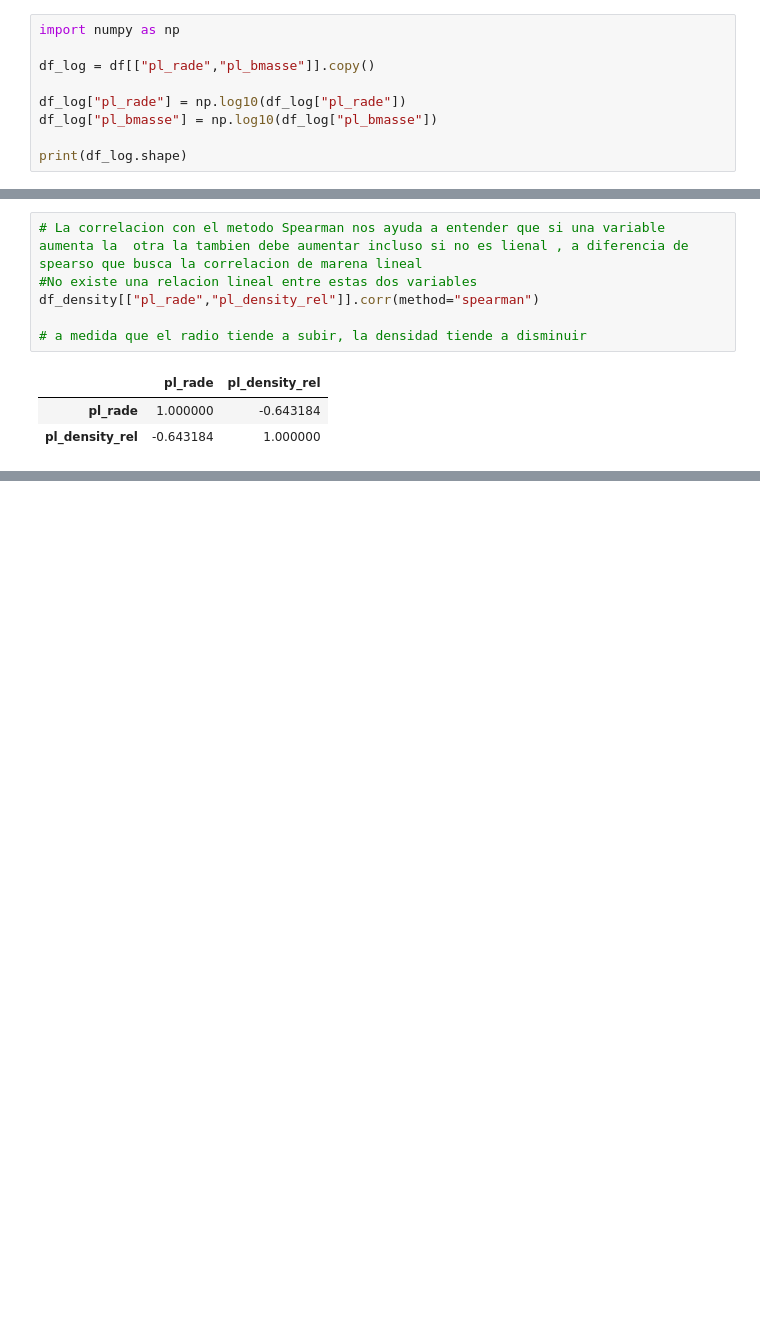
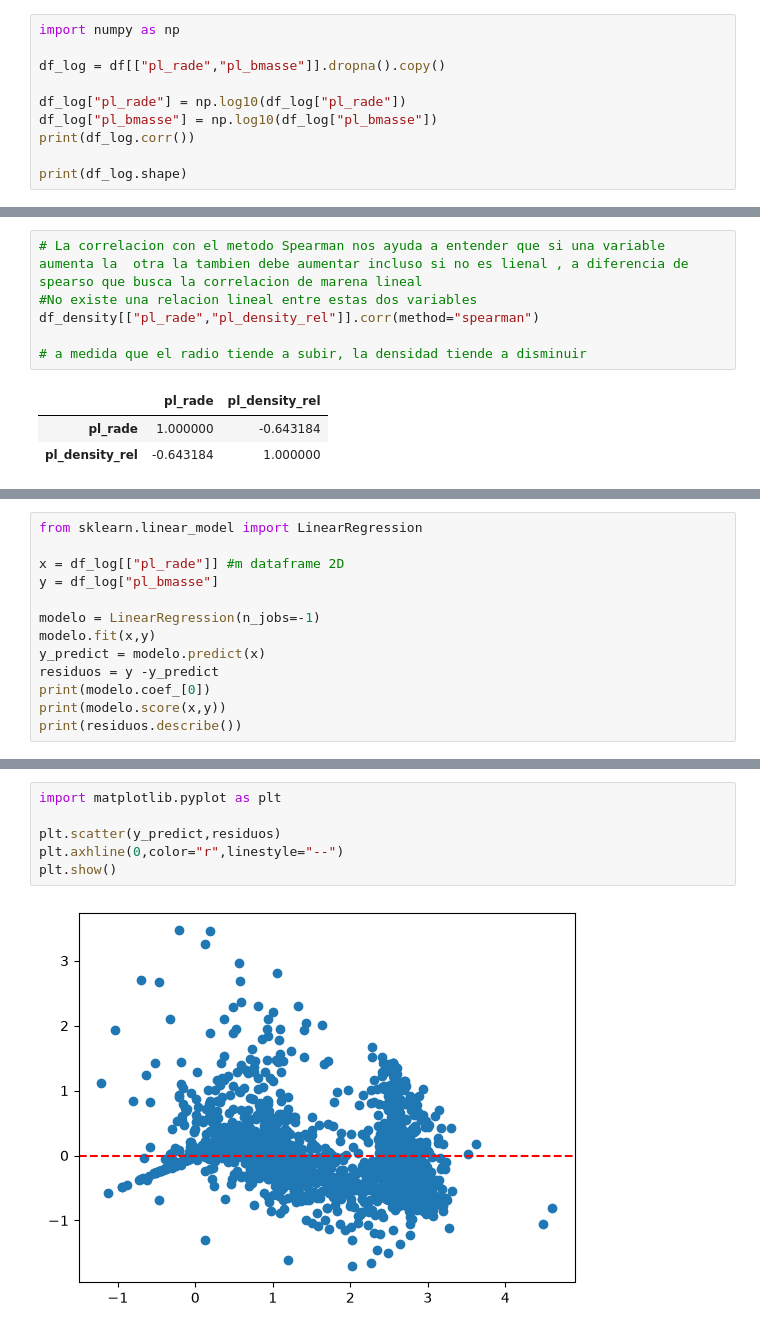
Before and after one commit to jhonatanaburto5-maker/machine-learning, a Jupyter notebook: notebooks/01_exoplanets_eda.ipynb, the cells around one changed output, grey strips where cells are left out. Saved outputs shown, nothing was run; the diff lists cells and outputs as text; blank space fills up the shorter version.

```diff
--- a/notebooks/01_exoplanets_eda.ipynb
+++ b/notebooks/01_exoplanets_eda.ipynb
@@ -231,10 +231,11 @@ df.plot.scatter(
 # %%
 import numpy as np
 
-df_log = df[["pl_rade","pl_bmasse"]].copy()
+df_log = df[["pl_rade","pl_bmasse"]].dropna().copy()
 
 df_log["pl_rade"] = np.log10(df_log["pl_rade"])
 df_log["pl_bmasse"] = np.log10(df_log["pl_bmasse"])
+print(df_log.corr())
 
 print(df_log.shape)
 # %% [output]
@@ -373,0 +403,13 @@ df_density.groupby("radio_group").agg(
+# %%
+from sklearn.linear_model import LinearRegression
+
+x = df_log[["pl_rade"]] #m dataframe 2D
+y = df_log["pl_bmasse"]
+
+modelo = LinearRegression(n_jobs=-1)
+modelo.fit(x,y)
+y_predict = modelo.predict(x)
+residuos = y -y_predict
+print(modelo.coef_[0])
+print(modelo.score(x,y))
+print(residuos.describe())
@@ -373,0 +428,8 @@ df_density.groupby("radio_group").agg(
+# %%
+import matplotlib.pyplot as plt
+
+plt.scatter(y_predict,residuos)
+plt.axhline(0,color="r",linestyle="--")
+plt.show()
+# %% [output]
+[figure, added]
```
Also changed, not shown: parts of 6 cells of this notebook.
